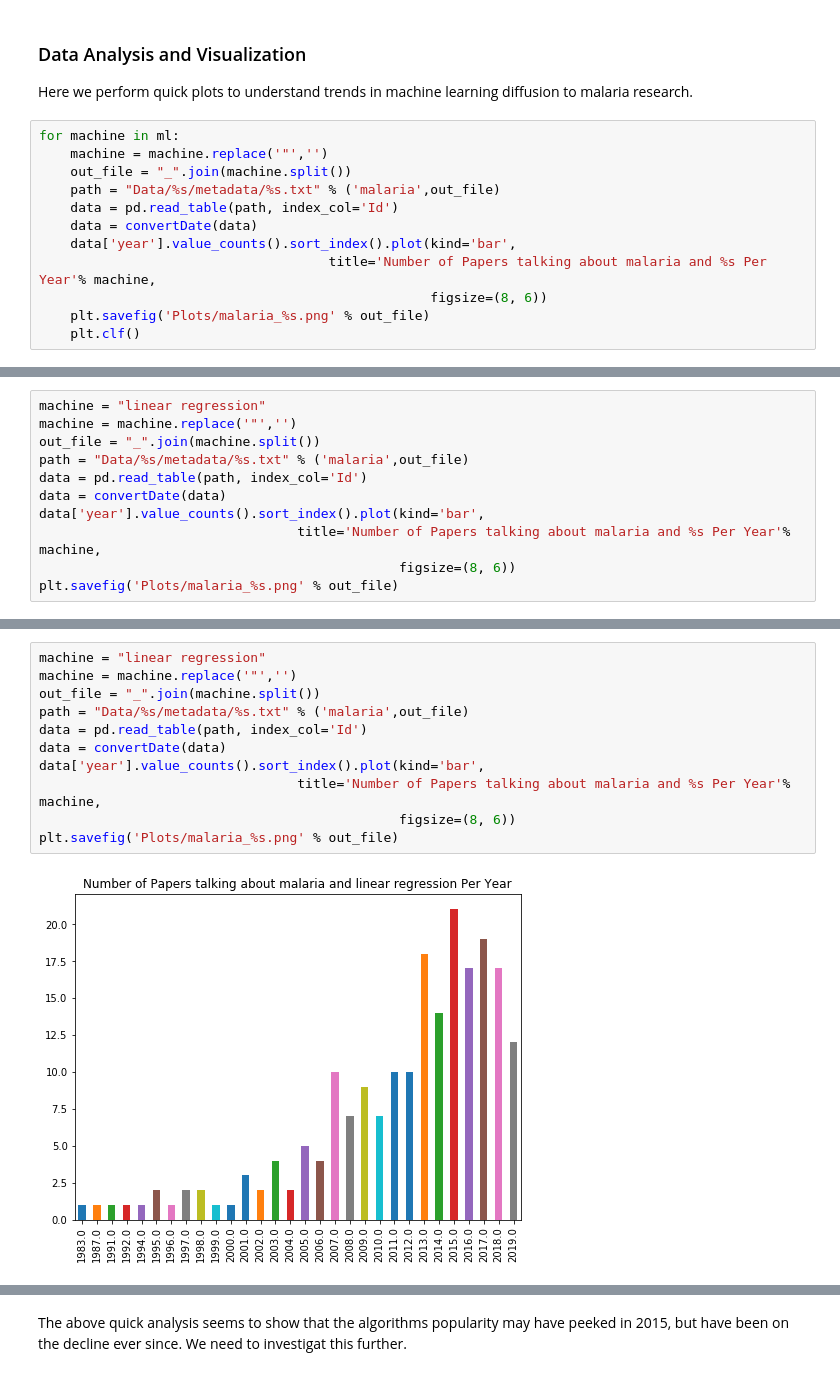
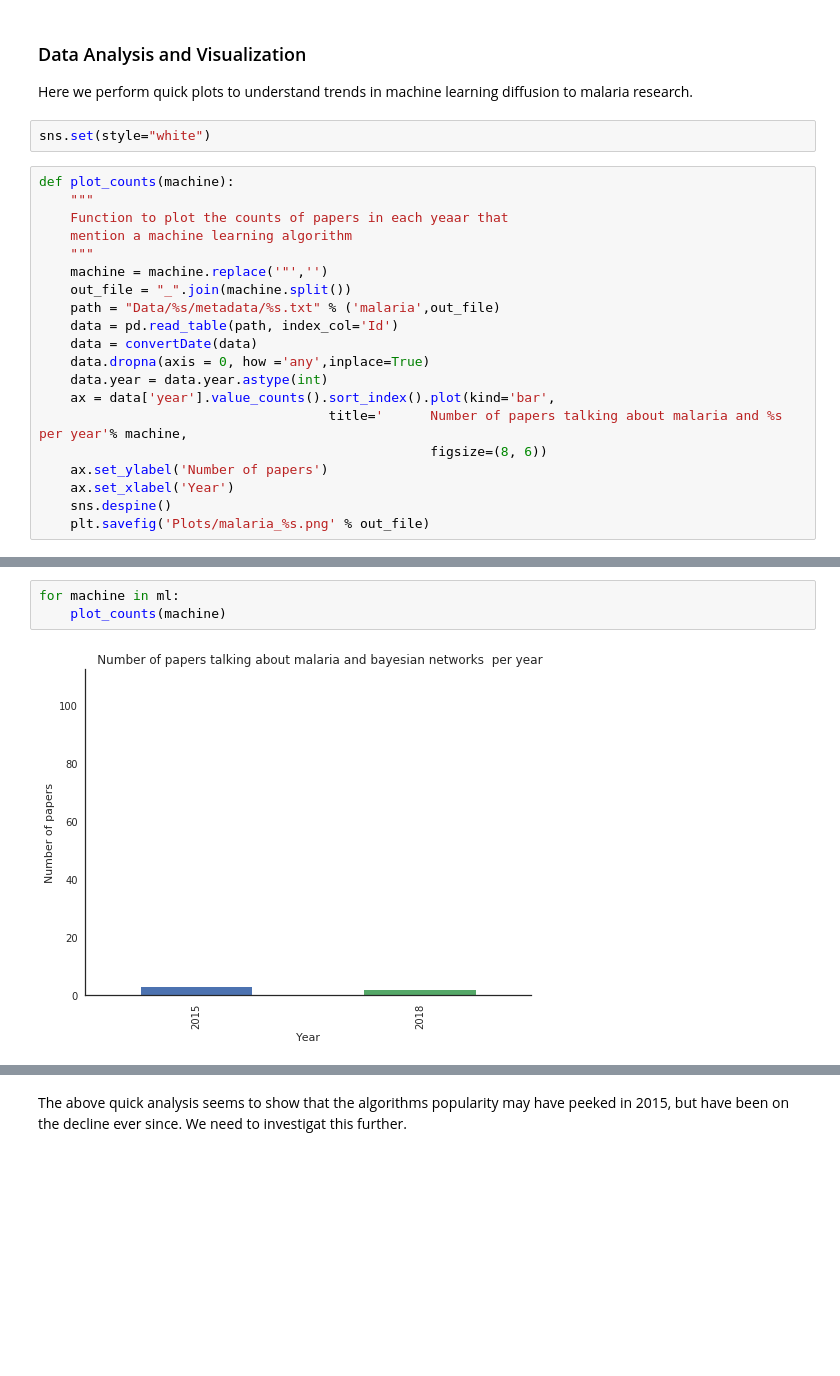
Before and after one commit to kipkurui/MachineLearning4Malaria, a Jupyter notebook: Data_fetching_and_Analysis.ipynb, the cells around one changed output, grey strips where cells are left out. Cells and saved outputs as stored; diff of their text form; blank space fills up the shorter version.

Commit message:
update figures and cleanup

```diff
--- a/Data_fetching_and_Analysis.ipynb
+++ b/Data_fetching_and_Analysis.ipynb
@@ -443,15 +440,25 @@ def convertDate(data):
 ### Data Analysis and Visualization
 
 Here we perform quick plots to understand trends in machine learning diffusion to malaria research.
+# %%
+sns.set(style="white")
 # %%
-for machine in ml:
+def plot_counts(machine):
+    """
+    Function to plot the counts of papers in each yeaar that
+    mention a machine learning algorithm
+    """
     machine = machine.replace('"','')
     out_file = "_".join(machine.split())
     path = "Data/%s/metadata/%s.txt" % ('malaria',out_file)
     data = pd.read_table(path, index_col='Id')
     data = convertDate(data)
-    data['year'].value_counts().sort_index().plot(kind='bar',
-                                     title='Number of Papers talking about malaria and %s Per Year'% machine,
+    data.dropna(axis = 0, how ='any',inplace=True)
+    data.year = data.year.astype(int)
+    ax = data['year'].value_counts().sort_index().plot(kind='bar',
+                                     title='      Number of papers talking about malaria and %s per year'% machine,
                                                   figsize=(8, 6))
+    ax.set_ylabel('Number of papers')
+    ax.set_xlabel('Year')
+    sns.despine()
     plt.savefig('Plots/malaria_%s.png' % out_file)
-    plt.clf()
@@ -460,11 +464,0 @@ for machine in ml:
-# %%
-machine = "linear regression"
-machine = machine.replace('"','')
-out_file = "_".join(machine.split())
-path = "Data/%s/metadata/%s.txt" % ('malaria',out_file)
-data = pd.read_table(path, index_col='Id')
-data = convertDate(data)
-data['year'].value_counts().sort_index().plot(kind='bar',
-                                 title='Number of Papers talking about malaria and %s Per Year'% machine,
-                                              figsize=(8, 6))
-plt.savefig('Plots/malaria_%s.png' % out_file)
@@ -473,13 +465,5 @@ plt.savefig('Plots/malaria_%s.png' % out_file)
-# %%
-machine = "linear regression"
-machine = machine.replace('"','')
-out_file = "_".join(machine.split())
-path = "Data/%s/metadata/%s.txt" % ('malaria',out_file)
-data = pd.read_table(path, index_col='Id')
-data = convertDate(data)
-data['year'].value_counts().sort_index().plot(kind='bar',
-                                 title='Number of Papers talking about malaria and %s Per Year'% machine,
-                                              figsize=(8, 6))
-plt.savefig('Plots/malaria_%s.png' % out_file)
-# %% [output]
-[figure, removed]
+# %%
+for machine in ml:
+    plot_counts(machine)
+# %% [output]
+[figure, added]
```
Also changed, not shown: parts of 11 cells of this notebook, 10 other files.
